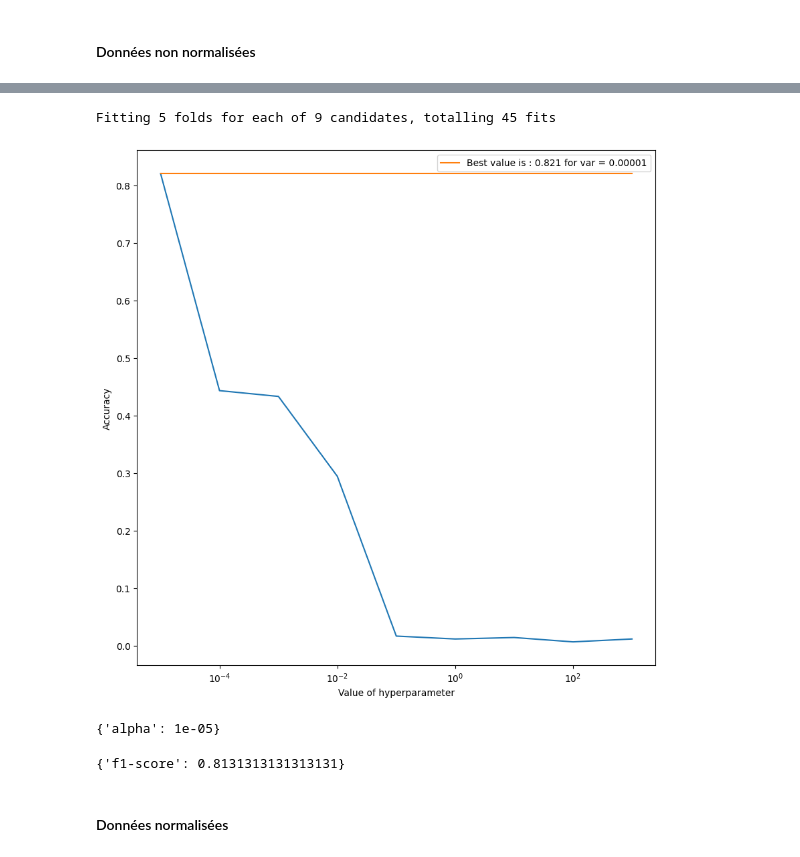
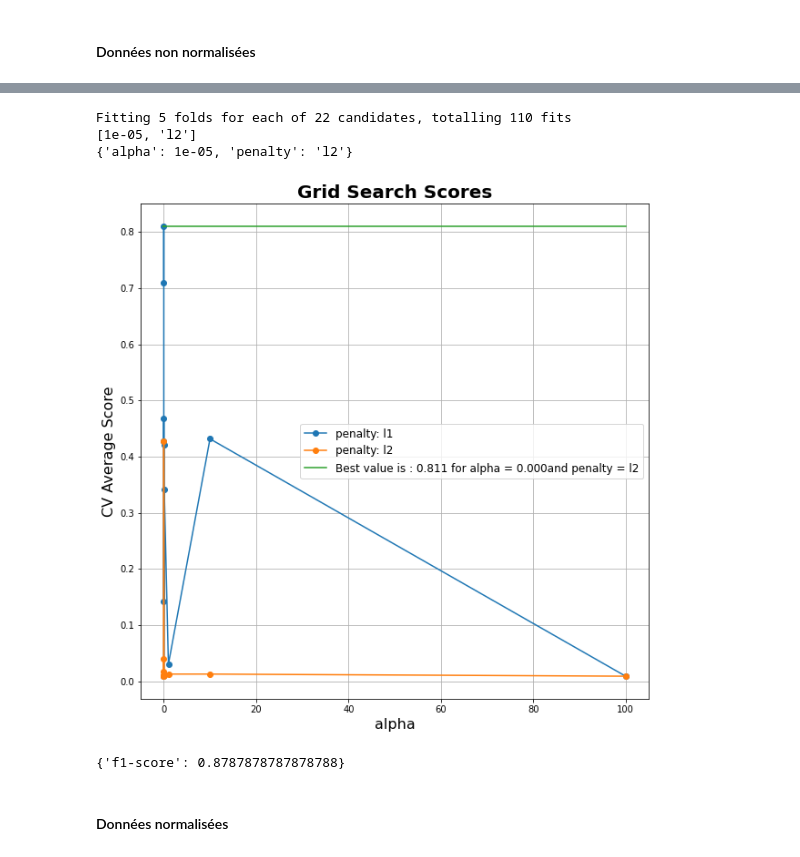
Before and after one commit to Arthur8754/ProjetML, a Jupyter notebook: main.ipynb, the cells around one changed output, grey strips where cells are left out. Drawn from its saved outputs; the diff is of its cells as text; code cells hidden in the pictures.

```diff
--- a/main.ipynb
+++ b/main.ipynb
@@ -422,14 +430,15 @@ print(score)
 # %%
 # create an instance of the LogisticRegressionClassifier class with a dictionary of hyperparameters to search over
-perceptron_classifier = Perceptron_Classifier({"alpha":[1e-5,1e-4, 1e-3, 1e-2, 1e-1, 1e0, 1e1, 1e2, 1e3]})
+perceptron_classifier = Perceptron_Classifier({"alpha":[1e-5,5e-4,1e-4,5e-3,1e-3,5e-2,1e-2, 1e-1, 1e0, 1e1, 1e2],"penalty":['l1','l2']})
 
 # find the best hyperparameters for the classifier
 perceptron_best_params = perceptron_classifier.hyperparameter_search(X_train, y_train, k=5,graphic=True)
 print(perceptron_best_params)
 # %% [output]
-Fitting 5 folds for each of 9 candidates, totalling 45 fits
+Fitting 5 folds for each of 22 candidates, totalling 110 fits
+[1e-05, 'l2']
+{'alpha': 1e-05, 'penalty': 'l2'}
-[figure, old version]
+[figure, new version]
-{'alpha': 1e-05}
 # %%
 perceptron_classifier = Perceptron_Classifier()
 perceptron_classifier.setParameter(perceptron_best_params)
@@ -444,7 +453,7 @@ f1_parameters.append(score['f1-score'])
 
 print(score)
 # %% [output]
-{'f1-score': 0.8131313131313131}
+{'f1-score': 0.8787878787878788}
 # %% [markdown]
 #### Données normalisées
 # %%
```
Also changed, not shown: parts of 30 cells of this notebook, 1 other file.
